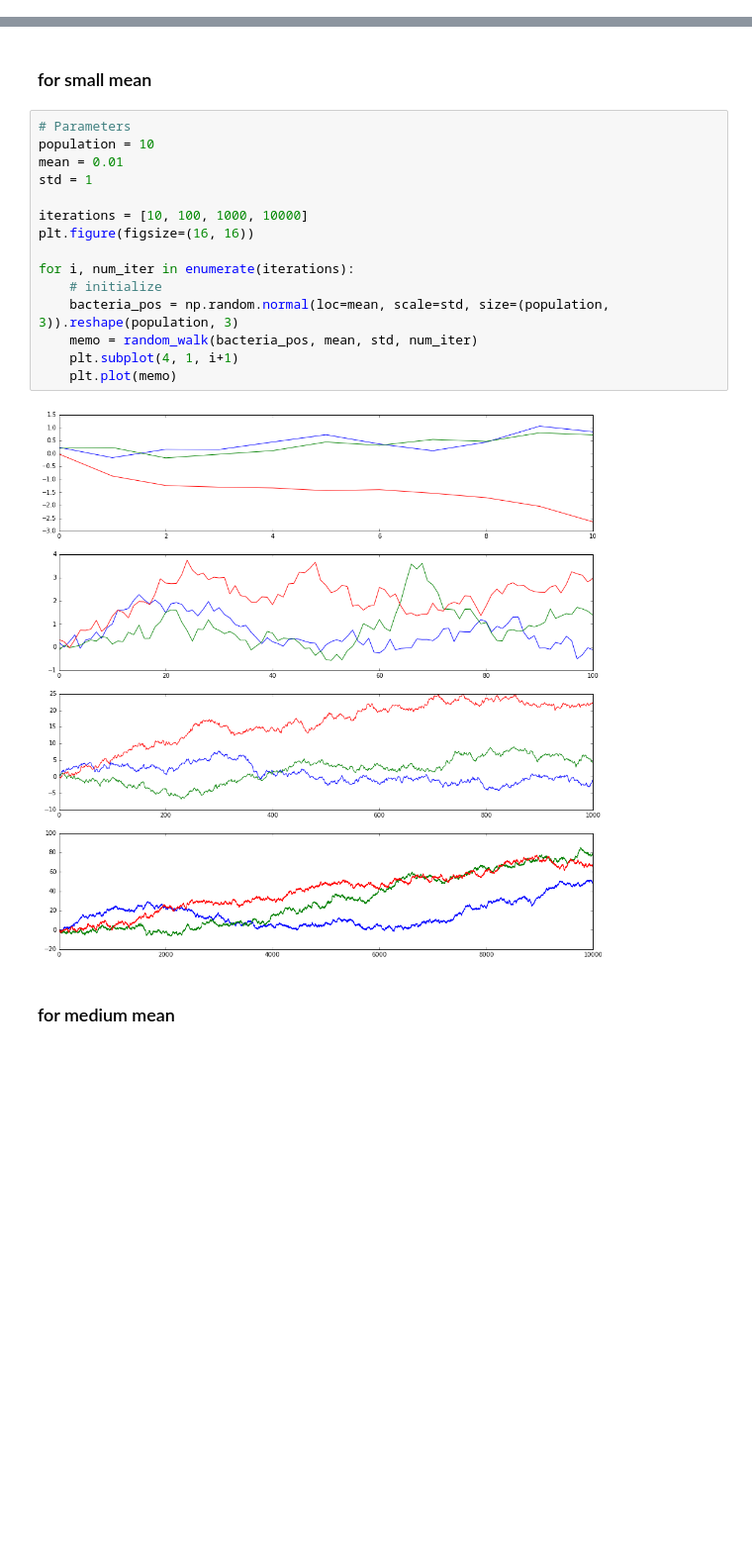
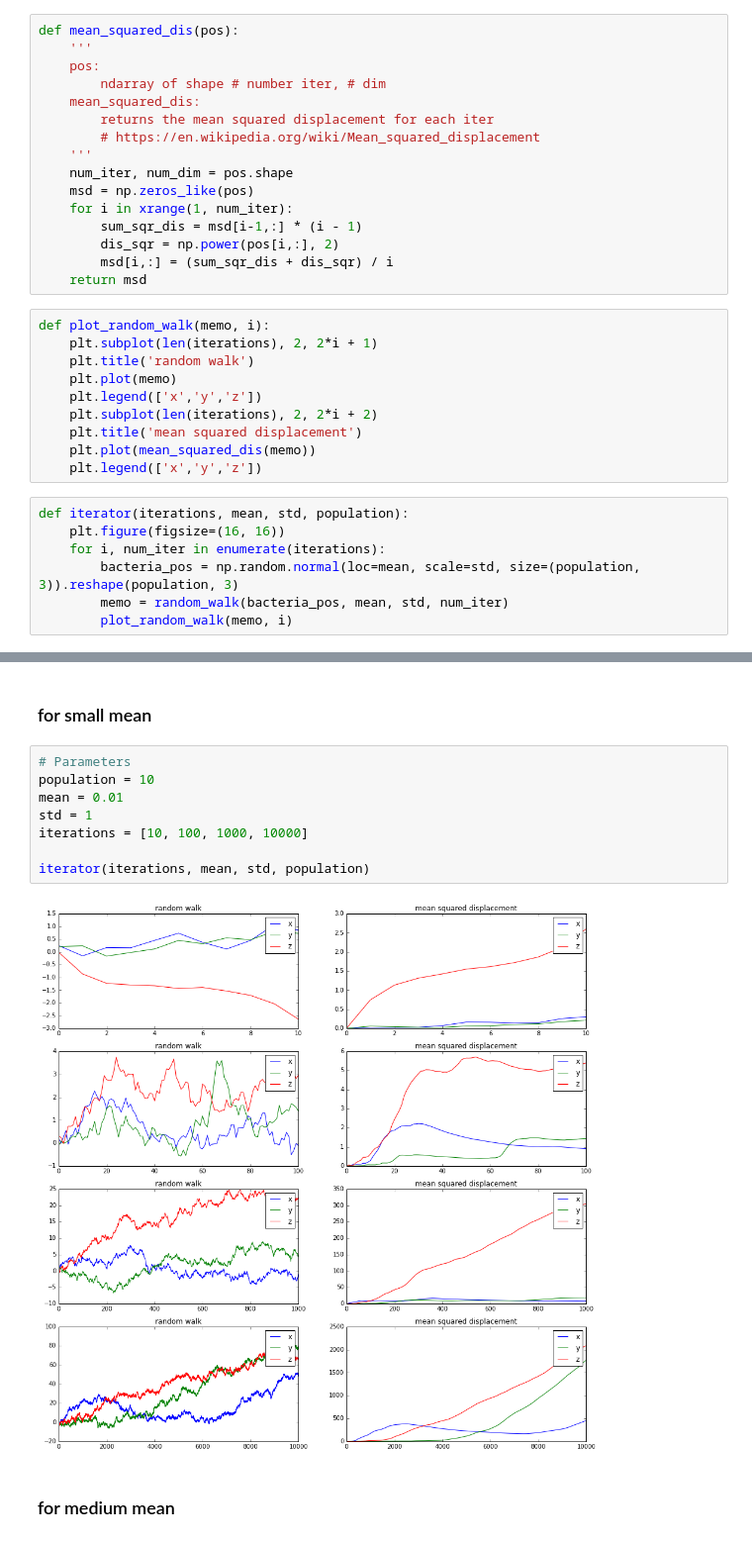
Before and after one commit to mmonkman/discrete-time-models, a Jupyter notebook: population_random_walk.ipynb, the cells around one changed output, grey strips where cells are left out. Shown at 99% size. Drawn from its saved outputs; the diff is of its cells as text; blank space fills up the shorter version.

```diff
--- a/population_random_walk.ipynb
+++ b/population_random_walk.ipynb
@@ -35,6 +35,39 @@ def random_walk(positions, mean=0, std=1, num_iter=20000):
     # the last update
     memo.append(np.mean(positions, 0))
     return np.array(memo)
+# %%
+def mean_squared_dis(pos):
+    '''
+    pos:
+        ndarray of shape # number iter, # dim
+    mean_squared_dis:
+        returns the mean squared displacement for each iter
+        # https://en.wikipedia.org/wiki/Mean_squared_displacement
+    '''
+    num_iter, num_dim = pos.shape
+    msd = np.zeros_like(pos)
+    for i in xrange(1, num_iter):
+        sum_sqr_dis = msd[i-1,:] * (i - 1)
+        dis_sqr = np.power(pos[i,:], 2)
+        msd[i,:] = (sum_sqr_dis + dis_sqr) / i
+    return msd
+# %%
+def plot_random_walk(memo, i):
+    plt.subplot(len(iterations), 2, 2*i + 1)
+    plt.title('random walk')
+    plt.plot(memo)
+    plt.legend(['x','y','z'])
+    plt.subplot(len(iterations), 2, 2*i + 2)
+    plt.title('mean squared displacement')
+    plt.plot(mean_squared_dis(memo))
+    plt.legend(['x','y','z'])
+# %%
+def iterator(iterations, mean, std, population):
+    plt.figure(figsize=(16, 16))
+    for i, num_iter in enumerate(iterations):
+        bacteria_pos = np.random.normal(loc=mean, scale=std, size=(population, 3)).reshape(population, 3)
+        memo = random_walk(bacteria_pos, mean, std, num_iter)
+        plot_random_walk(memo, i)
 # %% [markdown]
 # Random walks
 * when population changes
@@ -109,20 +121,13 @@ for i, num_iter in enumerate(iterations):
 # %%
 # Parameters
 population = 10
 mean = 0.01
 std = 1
+iterations = [10, 100, 1000, 10000]
 
-iterations = [10, 100, 1000, 10000]
-plt.figure(figsize=(16, 16))
-
-for i, num_iter in enumerate(iterations):
-    # initialize
-    bacteria_pos = np.random.normal(loc=mean, scale=std, size=(population, 3)).reshape(population, 3)
-    memo = random_walk(bacteria_pos, mean, std, num_iter)
-    plt.subplot(4, 1, i+1)
-    plt.plot(memo)
+iterator(iterations, mean, std, population)
 # %% [output]
-[figure, old version]
+[figure, new version]
 # %% [markdown]
 ### for medium mean
 # %%
```
Also changed, not shown: parts of 14 cells of this notebook.
